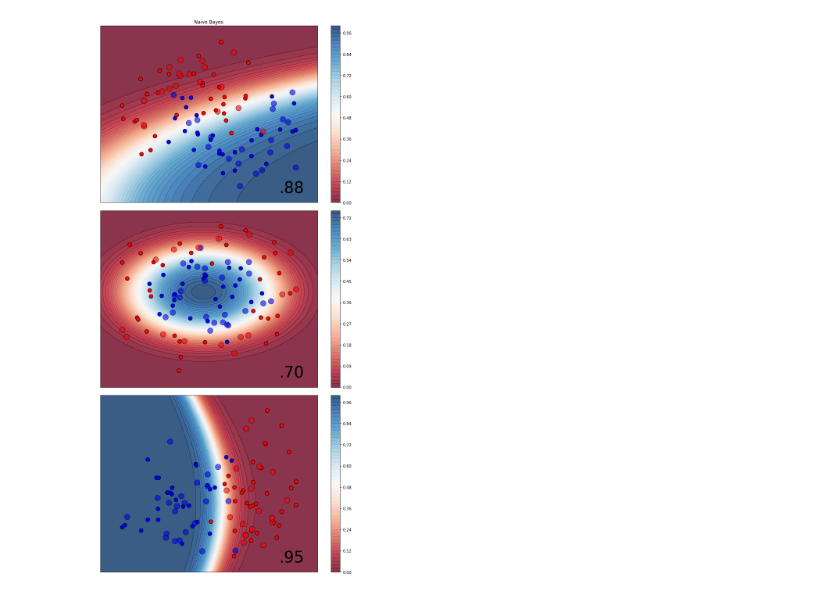
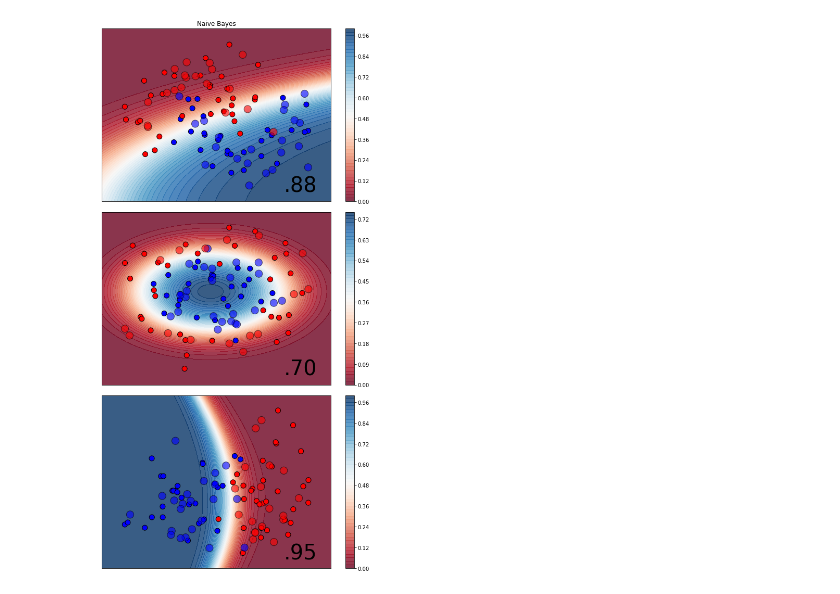
Before and after one commit to lab-ml-itba/Intro-Probabilidad, a Jupyter notebook: Gaussian Naive Bayes Example.ipynb, the cells around one changed output. Drawn from its saved outputs; the diff is of its cells as text; code cells hidden in the pictures.

Commit message:
bayes images

```diff
--- a/Gaussian Naive Bayes Example.ipynb
+++ b/Gaussian Naive Bayes Example.ipynb
@@ -30,7 +35,7 @@ datasets = [make_moons(noise=0.3, random_state=0),
             linearly_separable
             ]
 
-figure = plt.figure(figsize=(10, 20))
+figure = plt.figure(figsize=(8, 15))
 # iterate over datasets
 name = "Naive Bayes"
 clf = GaussianNB()
@@ -58,31 +63,31 @@ for ds_cnt, ds in enumerate(datasets):
     # Put the result into a color plot
     Z = Z.reshape(xx.shape)
 
     cm = plt.cm.RdBu
     cm_bright = ListedColormap(['#FF0000', '#0000FF'])
 
     cf = ax.contourf(xx, yy, Z, 50, cmap=cm, alpha=.8)
     plt.colorbar(cf, ax=ax)
     #plt.colorbar(Z,ax=ax)
 
     # Plot also the training points
     ax.scatter(X_train[:, 0], X_train[:, 1], c=y_train, cmap=cm_bright,
                edgecolors='k', s=100)
     # and testing points
     ax.scatter(X_test[:, 0], X_test[:, 1], c=y_test, cmap=cm_bright,
                edgecolors='k', alpha=0.6, s=200)
 
     ax.set_xlim(xx.min(), xx.max())
     ax.set_ylim(yy.min(), yy.max())
     ax.set_xticks(())
     ax.set_yticks(())
     if ds_cnt == 0:
         ax.set_title(name)
     ax.text(xx.max() - .3, yy.min() + .3, ('%.2f' % score).lstrip('0'),
             size=40, horizontalalignment='right')
 
 
 plt.tight_layout()
 plt.show()
 # %% [output]
-[figure, old version]
+[figure, new version]
```
Also changed, not shown: parts of 1 cell of this notebook, 3 other files.
